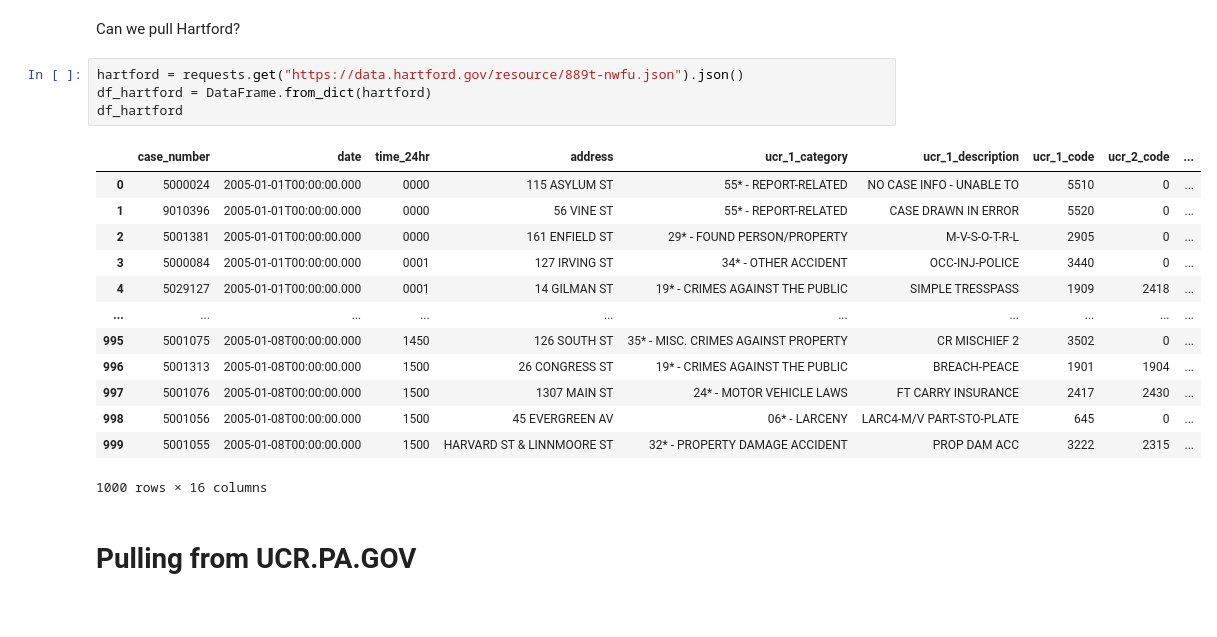
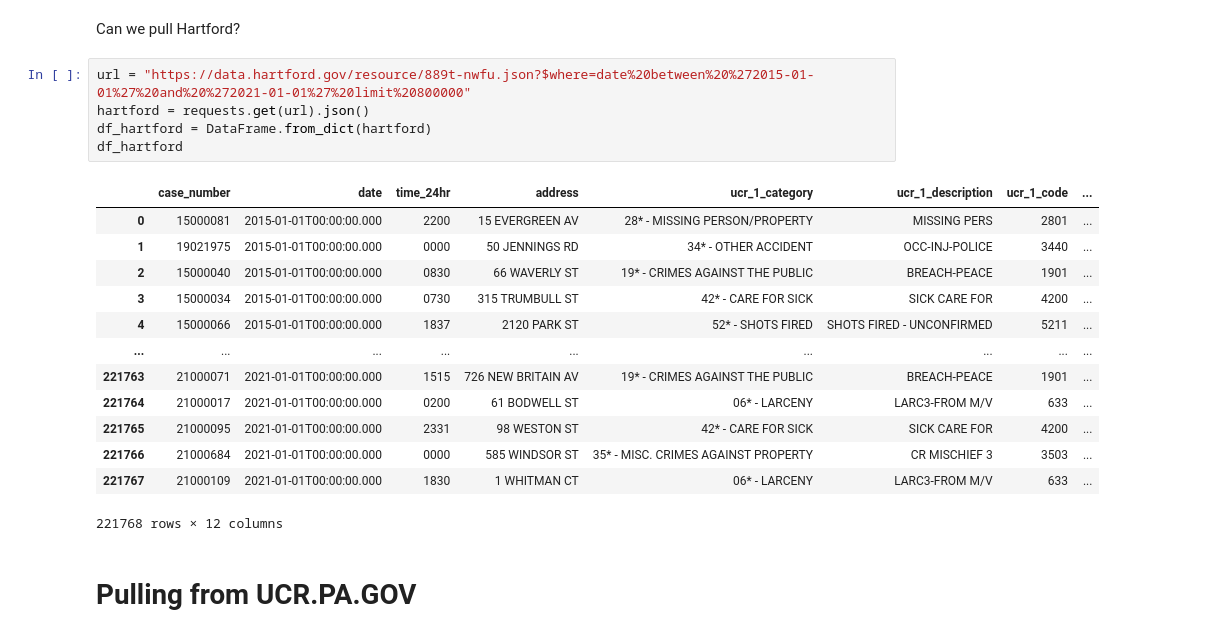
Before and after one commit to cllghn/datasets, a Jupyter notebook: pd-city-data.ipynb, the cells around one changed output. Drawn from its saved outputs; the diff is of its cells as text.

```diff
--- a/pd-city-data.ipynb
+++ b/pd-city-data.ipynb
@@ -80,23 +80,24 @@ gdf.plot(column='ucr_general', marker='o', markersize=2)
 # %% [markdown]
 Can we pull Hartford?
 # %%
-hartford = requests.get("https://data.hartford.gov/resource/889t-nwfu.json").json()
+url = "https://data.hartford.gov/resource/889t-nwfu.json?$where=date%20between%20%272015-01-01%27%20and%20%272021-01-01%27%20limit%20800000"
+hartford = requests.get(url).json()
 df_hartford = DataFrame.from_dict(hartford)
 df_hartford
 # %% [output]
-|  | case_number | date | time_24hr | address | ucr_1_category | ucr_1_description | ucr_1_code | ucr_2_code | ... |
-| 0 | 5000024 | 2005-01-01T00:00:00.000 | 0000 | 115 ASYLUM ST | 55* - REPORT-RELATED | NO CASE INFO - UNABLE TO | 5510 | 0 | ... |
-| 1 | 9010396 | 2005-01-01T00:00:00.000 | 0000 | 56 VINE ST | 55* - REPORT-RELATED | CASE DRAWN IN ERROR | 5520 | 0 | ... |
-| 2 | 5001381 | 2005-01-01T00:00:00.000 | 0000 | 161 ENFIELD ST | 29* - FOUND PERSON/PROPERTY | M-V-S-O-T-R-L | 2905 | 0 | ... |
-| 3 | 5000084 | 2005-01-01T00:00:00.000 | 0001 | 127 IRVING ST | 34* - OTHER ACCIDENT | OCC-INJ-POLICE | 3440 | 0 | ... |
-| 4 | 5029127 | 2005-01-01T00:00:00.000 | 0001 | 14 GILMAN ST | 19* - CRIMES AGAINST THE PUBLIC | SIMPLE TRESSPASS | 1909 | 2418 | ... |
-| ... | ... | ... | ... | ... | ... | ... | ... | ... | ... |
-| 995 | 5001075 | 2005-01-08T00:00:00.000 | 1450 | 126 SOUTH ST | 35* - MISC. CRIMES AGAINST PROPERTY | CR MISCHIEF 2 | 3502 | 0 | ... |
-| 996 | 5001313 | 2005-01-08T00:00:00.000 | 1500 | 26 CONGRESS ST | 19* - CRIMES AGAINST THE PUBLIC | BREACH-PEACE | 1901 | 1904 | ... |
-| 997 | 5001076 | 2005-01-08T00:00:00.000 | 1500 | 1307 MAIN ST | 24* - MOTOR VEHICLE LAWS | FT CARRY INSURANCE | 2417 | 2430 | ... |
-| 998 | 5001056 | 2005-01-08T00:00:00.000 | 1500 | 45 EVERGREEN AV | 06* - LARCENY | LARC4-M/V PART-STO-PLATE | 645 | 0 | ... |
-| 999 | 5001055 | 2005-01-08T00:00:00.000 | 1500 | HARVARD ST & LINNMOORE ST | 32* - PROPERTY DAMAGE ACCIDENT | PROP DAM ACC | 3222 | 2315 | ... |
+|  | case_number | date | time_24hr | address | ucr_1_category | ucr_1_description | ucr_1_code | ... |
+| 0 | 15000081 | 2015-01-01T00:00:00.000 | 2200 | 15 EVERGREEN AV | 28* - MISSING PERSON/PROPERTY | MISSING PERS | 2801 | ... |
+| 1 | 19021975 | 2015-01-01T00:00:00.000 | 0000 | 50 JENNINGS RD | 34* - OTHER ACCIDENT | OCC-INJ-POLICE | 3440 | ... |
+| 2 | 15000040 | 2015-01-01T00:00:00.000 | 0830 | 66 WAVERLY ST | 19* - CRIMES AGAINST THE PUBLIC | BREACH-PEACE | 1901 | ... |
+| 3 | 15000034 | 2015-01-01T00:00:00.000 | 0730 | 315 TRUMBULL ST | 42* - CARE FOR SICK | SICK CARE FOR | 4200 | ... |
+| 4 | 15000066 | 2015-01-01T00:00:00.000 | 1837 | 2120 PARK ST | 52* - SHOTS FIRED | SHOTS FIRED - UNCONFIRMED | 5211 | ... |
+| ... | ... | ... | ... | ... | ... | ... | ... | ... |
+| 221763 | 21000071 | 2021-01-01T00:00:00.000 | 1515 | 726 NEW BRITAIN AV | 19* - CRIMES AGAINST THE PUBLIC | BREACH-PEACE | 1901 | ... |
+| 221764 | 21000017 | 2021-01-01T00:00:00.000 | 0200 | 61 BODWELL ST | 06* - LARCENY | LARC3-FROM M/V | 633 | ... |
+| 221765 | 21000095 | 2021-01-01T00:00:00.000 | 2331 | 98 WESTON ST | 42* - CARE FOR SICK | SICK CARE FOR | 4200 | ... |
+| 221766 | 21000684 | 2021-01-01T00:00:00.000 | 0000 | 585 WINDSOR ST | 35* - MISC. CRIMES AGAINST PROPERTY | CR MISCHIEF 3 | 3503 | ... |
+| 221767 | 21000109 | 2021-01-01T00:00:00.000 | 1830 | 1 WHITMAN CT | 06* - LARCENY | LARC3-FROM M/V | 633 | ... |
-1000 rows × 16 columns
+221768 rows × 12 columns
 # %% [markdown]
 # Pulling from UCR.PA.GOV
 # %% [markdown]
```
Also changed, not shown: 3 other files.
